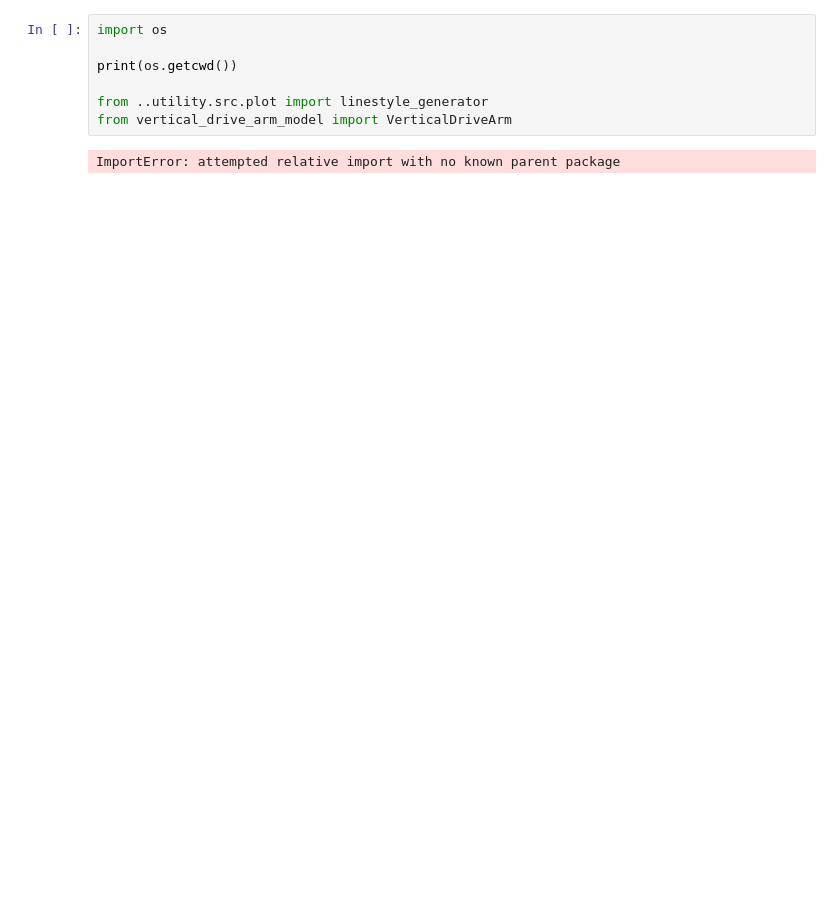
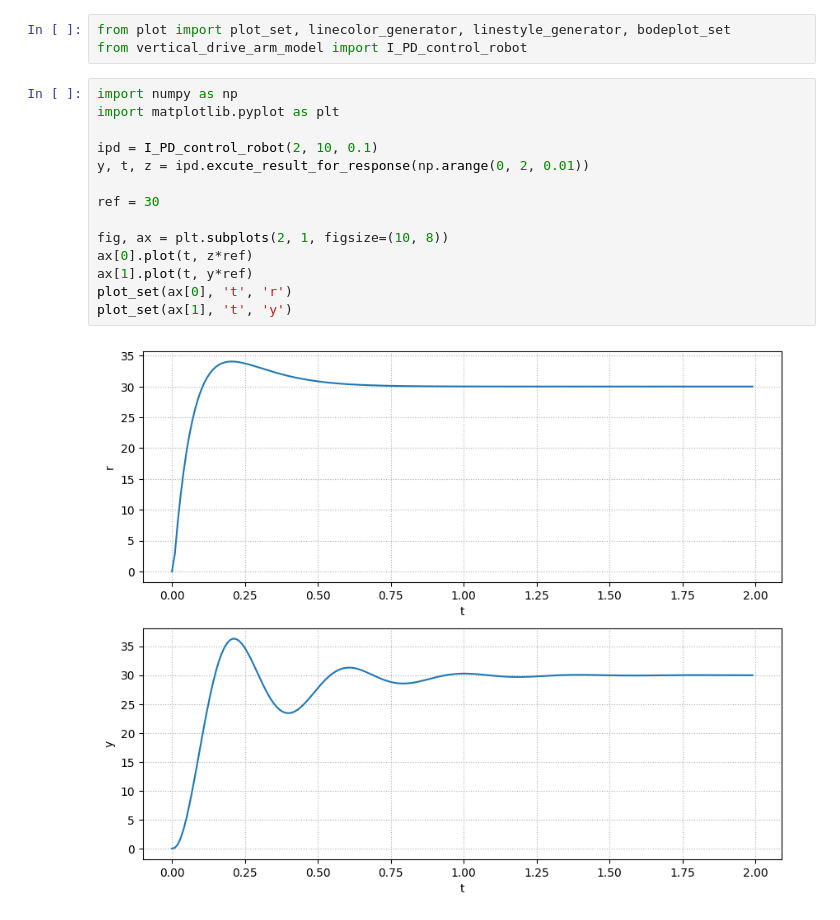
Before and after one commit to Suitai095/Python-Control-Engineering, a Jupyter notebook: .devcontainer/optimize_model/vertical_drive_arm_notebook.ipynb, the cells around one changed output. Cells and saved outputs as stored; diff of their text form; blank space fills up the shorter version.

```diff
--- a/.devcontainer/optimize_model/vertical_drive_arm_notebook.ipynb
+++ b/.devcontainer/optimize_model/vertical_drive_arm_notebook.ipynb
@@ -1,9 +1,19 @@
 # %%
-import os
-
-print(os.getcwd())
-
-from ..utility.src.plot import linestyle_generator
-from vertical_drive_arm_model import VerticalDriveArm
+from plot import plot_set, linecolor_generator, linestyle_generator, bodeplot_set
+from vertical_drive_arm_model import I_PD_control_robot
-# %% [output]
-ImportError: attempted relative import with no known parent package
+# %%
+import numpy as np
+import matplotlib.pyplot as plt
+
+ipd = I_PD_control_robot(2, 10, 0.1)
+y, t, z = ipd.excute_result_for_response(np.arange(0, 2, 0.01))
+
+ref = 30
+
+fig, ax = plt.subplots(2, 1, figsize=(10, 8))
+ax[0].plot(t, z*ref)
+ax[1].plot(t, y*ref)
+plot_set(ax[0], 't', 'r')
+plot_set(ax[1], 't', 'y')
+# %% [output]
+[figure, added]
```
Also changed, not shown: parts of 2 cells of this notebook, 5 other files.
